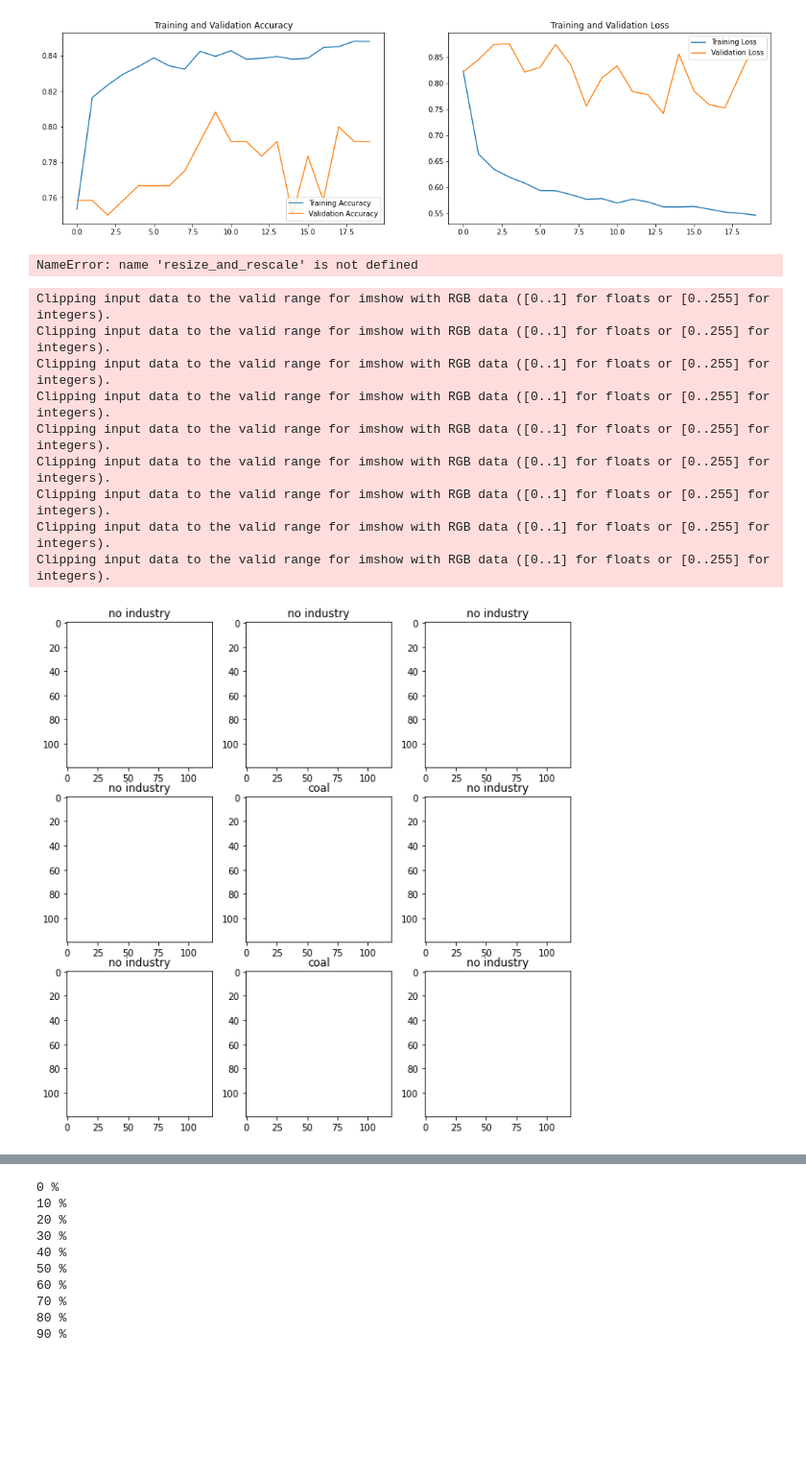
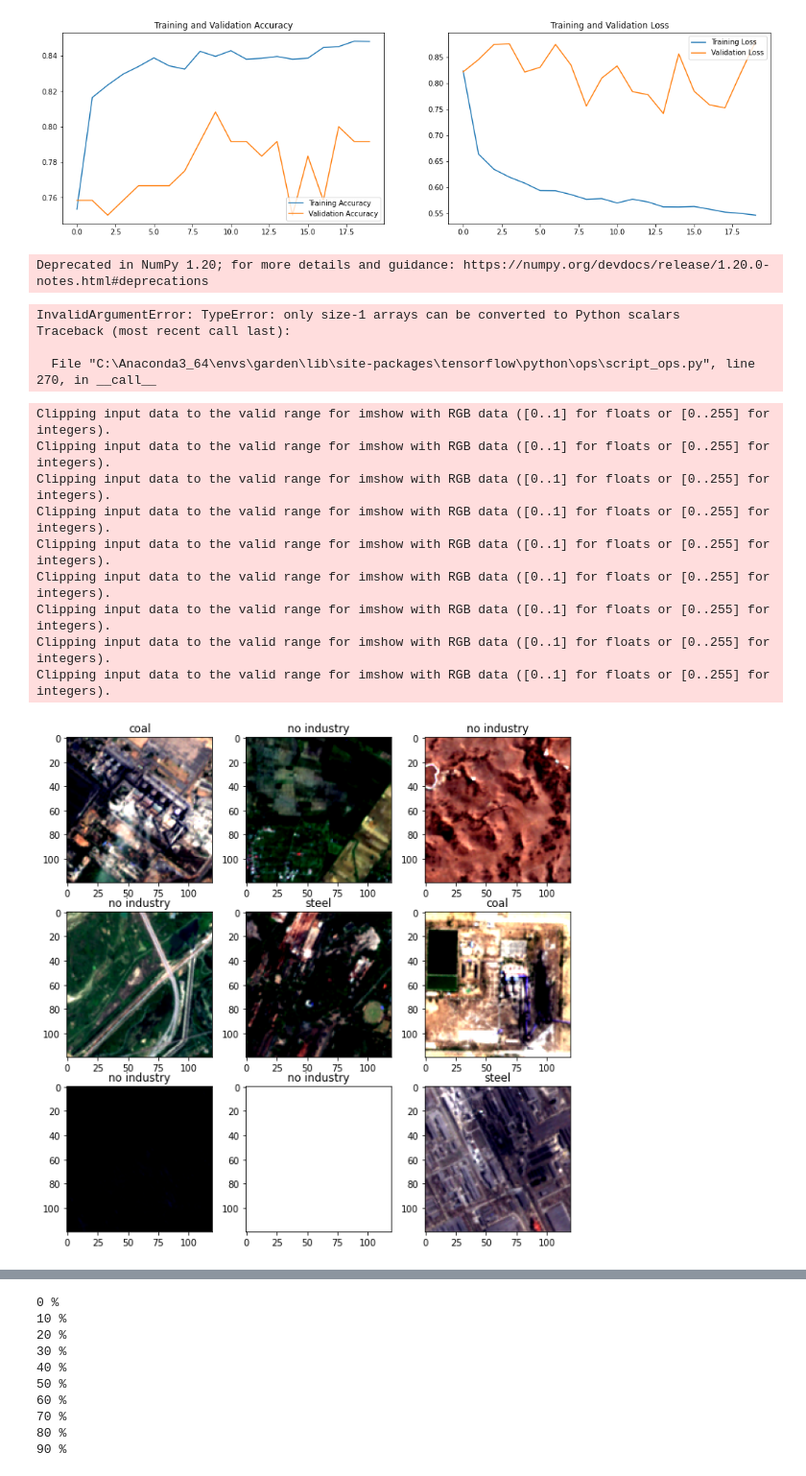
Before and after one commit to ManshaP/sentinel_industry, a Jupyter notebook: try_model-Copy1.ipynb, the cells around one changed output, grey strips where cells are left out. Shown: that part at 96% size. Saved outputs shown, nothing was run; the diff lists cells and outputs as text; code cells hidden in the pictures; blank space fills up the shorter version.

```diff
--- a/try_model-Copy1.ipynb
+++ b/try_model-Copy1.ipynb
@@ -73,14 +97,3 @@ print(len(pkl_files))
 # %%
 dataset_len=len(pkl_files)
-# %%
-dataset = tf.data.Dataset.from_tensor_slices((pkl_files))
-
-def data_loader(filename):
-    features, labels = tf.numpy_function(load_features, [filename], [tf.uint16, tf.int32])
-    # features.set_shape((None, 242,242,4))
-    # labels.set_shape(( 1))
-    return features, labels
-
-dataset = dataset.map(data_loader)
-               # load_features, [filename], [tf.uint16, tf.string])))
 # %%
@@ -115,7 +132,8 @@ resize_rescale_augment = tf.keras.Sequential([
     layers.CenterCrop(120,120, ),
     # layers.Rescaling(1./10000),#,input_shape=(240,240,4)),
     layers.RandomFlip("horizontal_and_vertical", seed=in_seed),
-    norm_layer])
+    # norm_layer
+])
 # %%
 # dataset = dataset.map((
 #   lambda x, y: (resize_and_rescale(x), y)))
@@ -255,30 +260,34 @@ iterator=tf.compat.v1.data.make_one_shot_iterator(dataset)
 next_element = iterator.get_next()
 resize_and_rescale(next_element[0])
 # %% [output]
-NameError: name 'resize_and_rescale' is not defined
+Deprecated in NumPy 1.20; for more details and guidance: https://numpy.org/devdocs/release/1.20.0-notes.html#deprecations
+InvalidArgumentError: TypeError: only size-1 arrays can be converted to Python scalars
+Traceback (most recent call last):
+
+  File "C:\Anaconda3_64\envs\garden\lib\site-packages\tensorflow\python\ops\script_ops.py", line 270, in __call__
 # %%
 iterator=tf.compat.v1.data.make_one_shot_iterator(dataset)
 # %%
 def convert_onehot(next_element):
     if (next_element[1].numpy() == np.array([0, 0, 1])).all(): return 'no industry'
     elif (next_element[1].numpy() == np.array([0, 1, 0])).all(): return 'steel'
     elif (next_element[1].numpy() == np.array([1, 0, 0])).all(): return 'coal'
     else: return 'not valid'
 plt.figure(figsize=(10, 10))
 for i in range(9):
     ax = plt.subplot(3, 3, i + 1)
     next_element = iterator.get_next()
     im = resize_rescale_augment(next_element[0])
-    plt.imshow(np.flip(im[0,:,:,0:3], axis=2))
+    plt.imshow(np.flip(im[0,:,:,0:3]+0.5, axis=2))
     plt.title(convert_onehot(next_element))
 # %% [output]
 Clipping input data to the valid range for imshow with RGB data ([0..1] for floats or [0..255] for integers).
 Clipping input data to the valid range for imshow with RGB data ([0..1] for floats or [0..255] for integers).
 Clipping input data to the valid range for imshow with RGB data ([0..1] for floats or [0..255] for integers).
 Clipping input data to the valid range for imshow with RGB data ([0..1] for floats or [0..255] for integers).
 Clipping input data to the valid range for imshow with RGB data ([0..1] for floats or [0..255] for integers).
 Clipping input data to the valid range for imshow with RGB data ([0..1] for floats or [0..255] for integers).
 Clipping input data to the valid range for imshow with RGB data ([0..1] for floats or [0..255] for integers).
 Clipping input data to the valid range for imshow with RGB data ([0..1] for floats or [0..255] for integers).
 Clipping input data to the valid range for imshow with RGB data ([0..1] for floats or [0..255] for integers).
-[figure, old version]
+[figure, new version]
```
Also changed, not shown: parts of 22 cells of this notebook, 6 other files.
